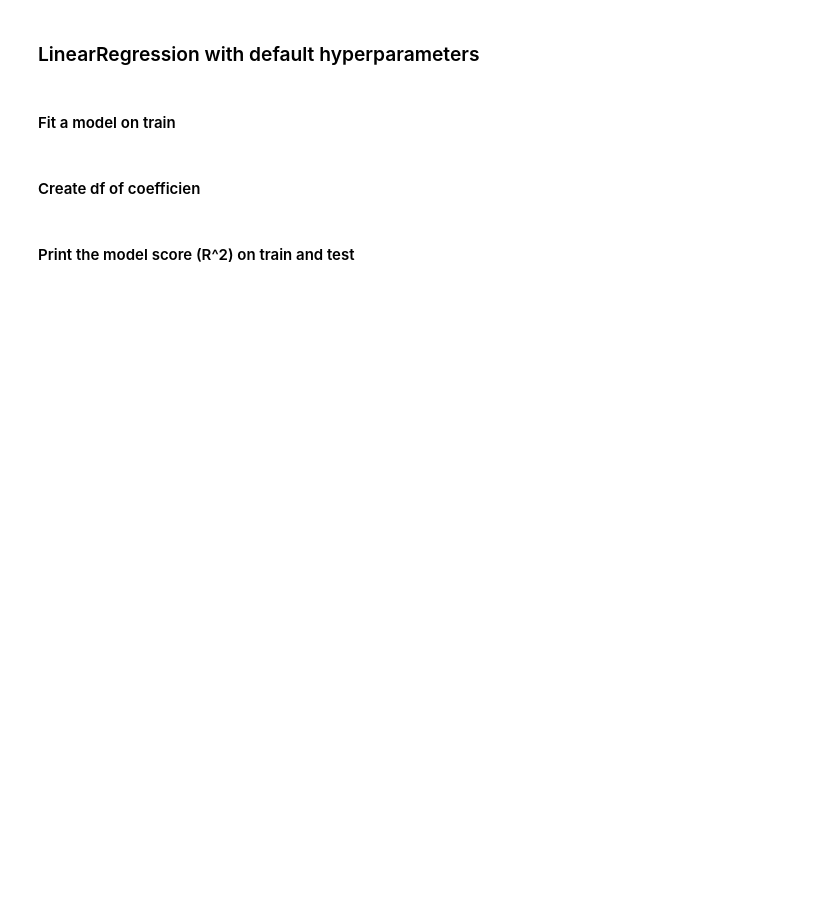
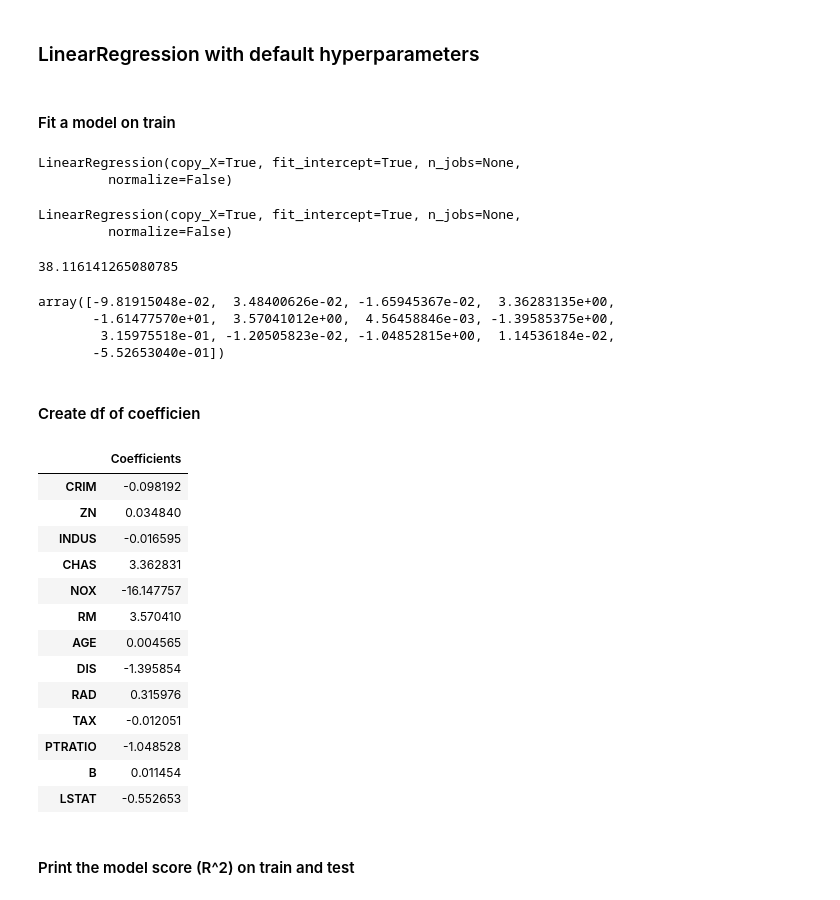
Before and after one commit to rjaffk/tensorby, a Jupyter notebook: lecture_regression/regression_boston.ipynb, the cells around one changed output. Drawn from its saved outputs; the diff is of its cells as text; code cells hidden in the pictures; blank space fills up the shorter version.

```diff
--- a/lecture_regression/regression_boston.ipynb
+++ b/lecture_regression/regression_boston.ipynb
@@ -84,6 +88,9 @@ bostondf.describe()
 # %% [markdown]
 #### Fit a model on train
 # %%
-# from sklearn.linear_model import ...
-# lr = ...
-# lr
+from sklearn.linear_model import LinearRegression
+lr = LinearRegression()
+lr
+# %% [output]
+LinearRegression(copy_X=True, fit_intercept=True, n_jobs=None,
+         normalize=False)
@@ -96,8 +97,39 @@ bostondf.describe()
+# %%
+lr.fit(Xtrain, ytrain)
+# %% [output]
+LinearRegression(copy_X=True, fit_intercept=True, n_jobs=None,
+         normalize=False)
+# %%
+lr.intercept_
+# %% [output]
+38.116141265080785
+# %%
+lr.coef_
+# %% [output]
+array([-9.81915048e-02,  3.48400626e-02, -1.65945367e-02,  3.36283135e+00,
+       -1.61477570e+01,  3.57041012e+00,  4.56458846e-03, -1.39585375e+00,
+        3.15975518e-01, -1.20505823e-02, -1.04852815e+00,  1.14536184e-02,
+       -5.52653040e-01])
 # %% [markdown]
 #### Create df of coefficien
 # %%
-# coefficients = pd.DataFrame(lr.coef_, index = boston.feature_names, columns = ['Coefficients'])
-# coefficients
+coefficients = pd.DataFrame(lr.coef_, index = boston.feature_names, columns = ['Coefficients'])
+coefficients
+# %% [output]
+|  | Coefficients |
+| CRIM | -0.098192 |
+| ZN | 0.034840 |
+| INDUS | -0.016595 |
+| CHAS | 3.362831 |
+| NOX | -16.147757 |
+| RM | 3.570410 |
+| AGE | 0.004565 |
+| DIS | -1.395854 |
+| RAD | 0.315976 |
+| TAX | -0.012051 |
+| PTRATIO | -1.048528 |
+| B | 0.011454 |
+| LSTAT | -0.552653 |
 # %% [markdown]
 #### Print the model score (R^2) on train and test
 # %%
```
Also changed, not shown: parts of 24 cells of this notebook, 2 other files.
